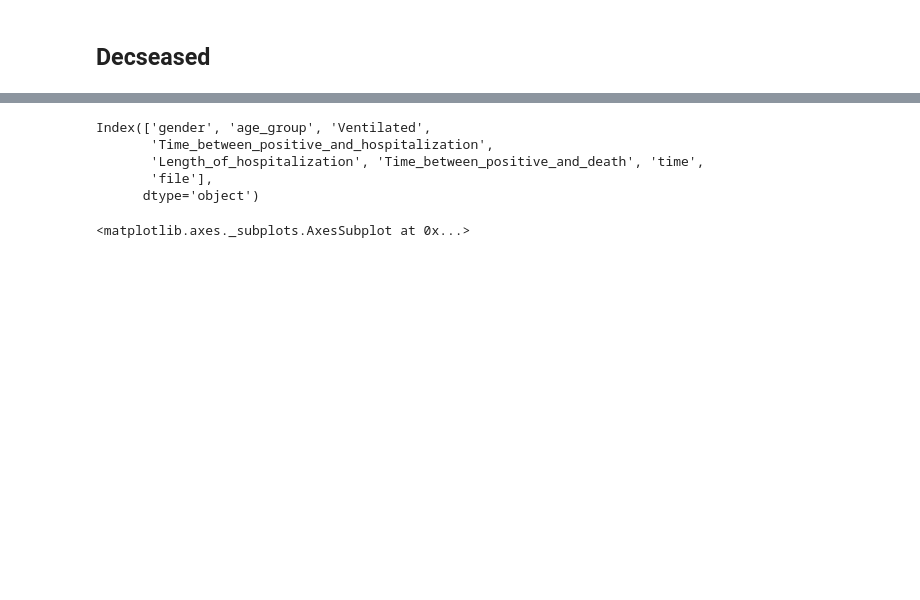
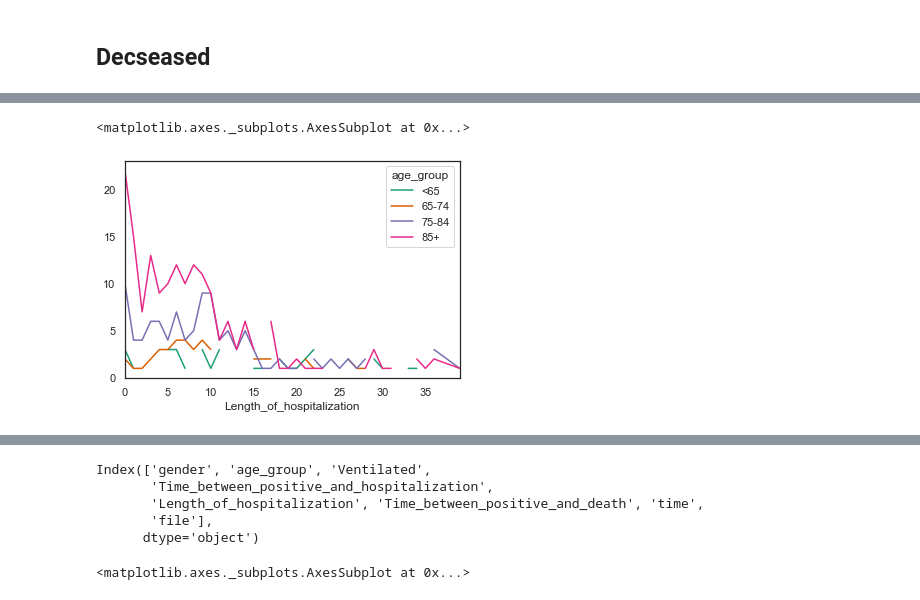
Before and after one commit to cjer/covid, a Jupyter notebook: israel_covid.ipynb, the cells around one changed output, grey strips where cells are left out. Cells and saved outputs as stored; diff of their text form; code cells hidden in the pictures; blank space fills up the shorter version.

```diff
--- a/israel_covid.ipynb
+++ b/israel_covid.ipynb
@@ -574,2 +574,7 @@ pd.concat([(bdi[bdi.lab_id!=21].groupby(['test_date', 'corona_result']).size().u
 # %% [markdown]
 ## Decseased
+# %%
+last_dec = pd.read_csv(get_latest_file_glob('data/corona_deceased_ver*.csv.gz'),
+                       encoding='utf-8-sig', low_memory=False)
+last_dec['qc'] = pd.qcut(last_dec.Length_of_hospitalization, 11)
+last_dec.qc.value_counts().sort_index()/len(last_dec)
@@ -575,0 +594,6 @@ pd.concat([(bdi[bdi.lab_id!=21].groupby(['test_date', 'corona_result']).size().u
+# %%
+x = last_dec[last_dec['Length_of_hospitalization']<40].groupby(['Length_of_hospitalization', 'age_group']).size().unstack()[['<65', '65-74', '75-84', '85+']]
+x.plot()
+# %% [output]
+<matplotlib.axes._subplots.AxesSubplot at 0x...>
+[figure, added]
```
Also changed, not shown: parts of 49 cells of this notebook, 9 other files.
